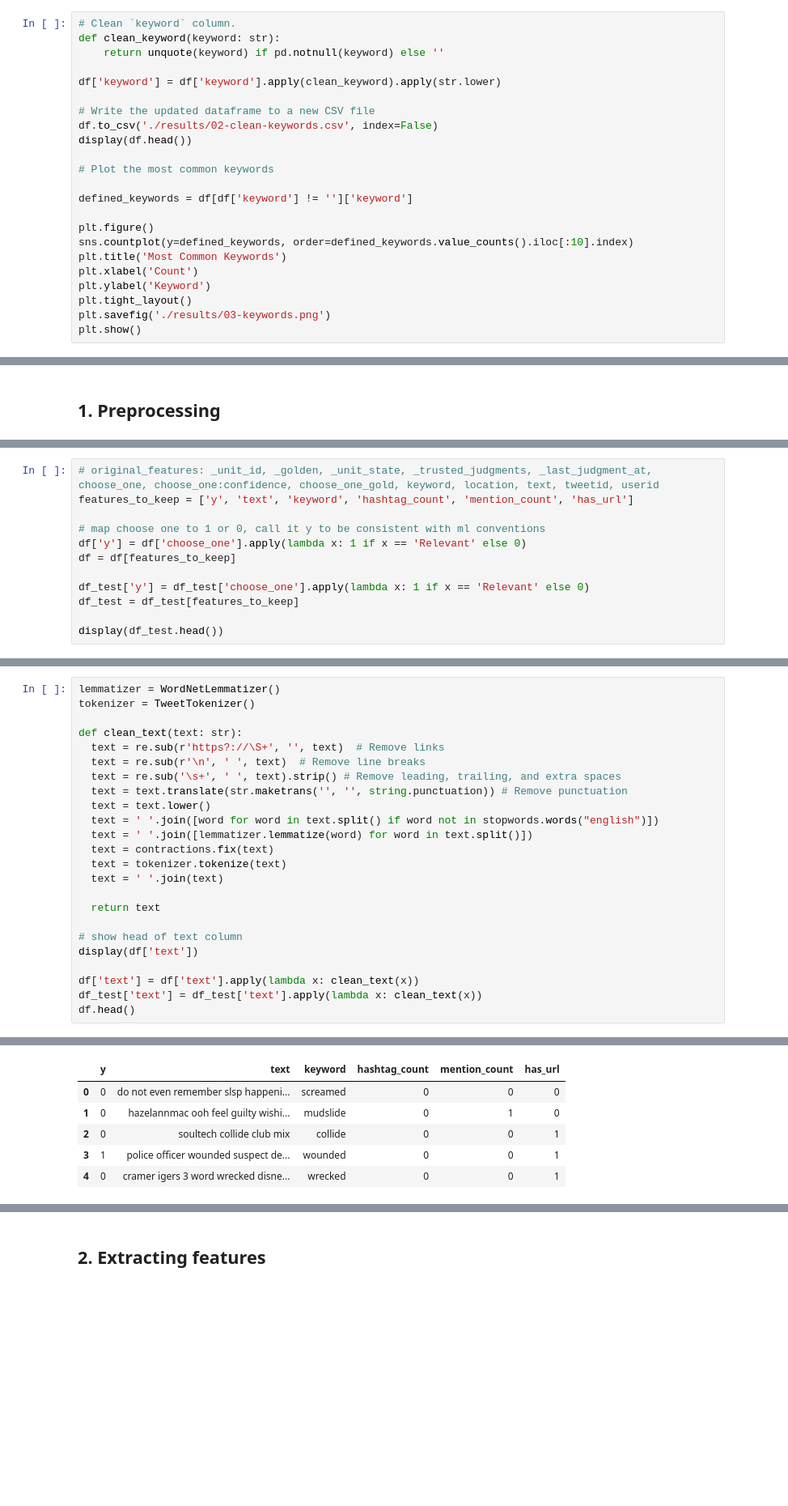
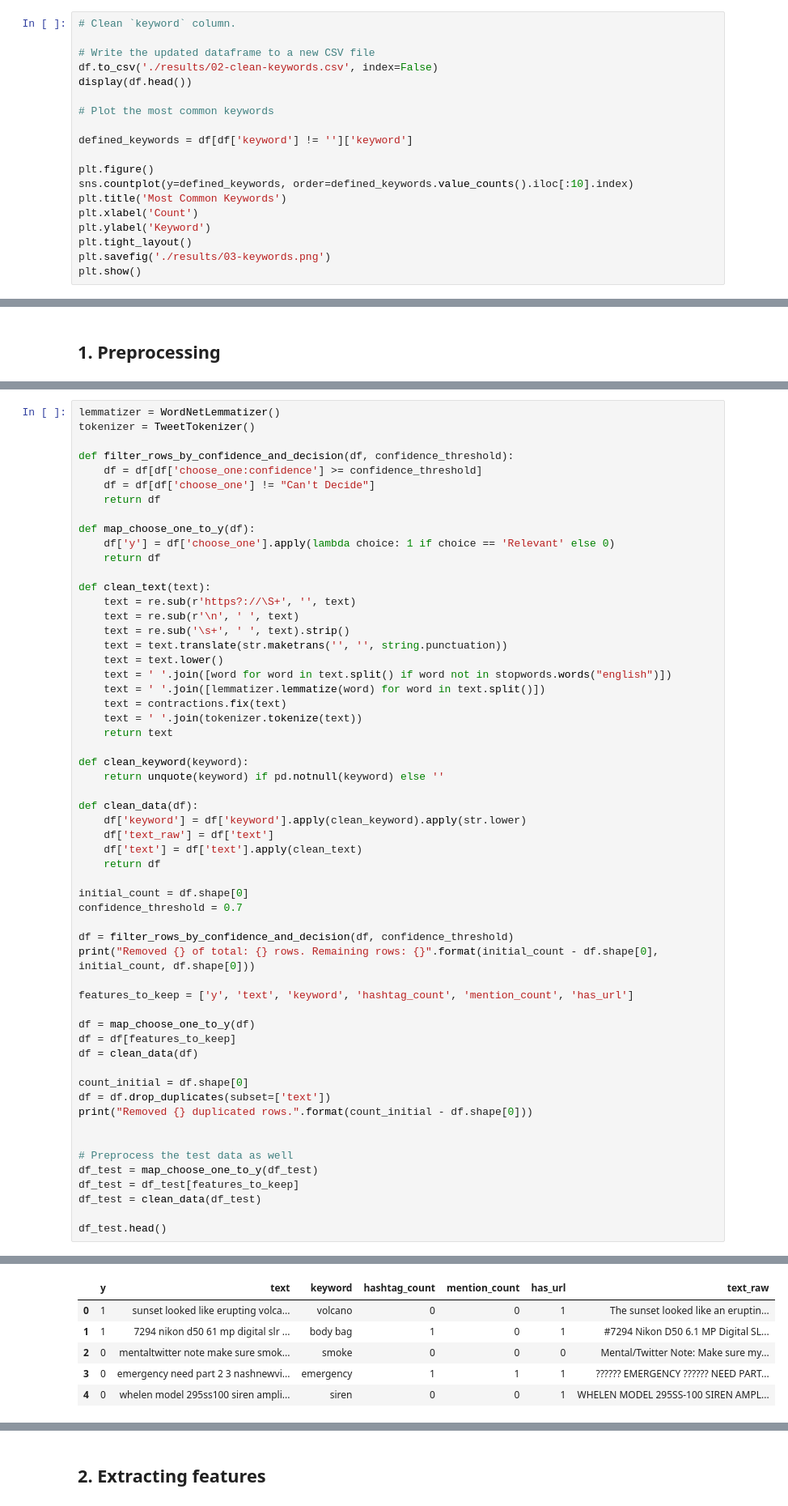
Before and after one commit to magnusrodseth/disaster-tweets, a Jupyter notebook: notebook-new.ipynb, the cells around one changed output, grey strips where cells are left out. Shown at 81% size. Cells and saved outputs as stored; diff of their text form; blank space fills up the shorter version.

```diff
--- a/notebook-new.ipynb
+++ b/notebook-new.ipynb
@@ -141,10 +144,6 @@ df.head()
 ##  Exploratory data analysis (EDA)
 # %%
 # Clean `keyword` column.
-def clean_keyword(keyword: str):
-    return unquote(keyword) if pd.notnull(keyword) else ''
-
-df['keyword'] = df['keyword'].apply(clean_keyword).apply(str.lower)
 
 # Write the updated dataframe to a new CSV file
 df.to_csv('./results/02-clean-keywords.csv', index=False)
@@ -258,12 +206,0 @@ Index(['_unit_id', '_golden', '_unit_state', '_trusted_judgments',
-# %%
-# original_features: _unit_id, _golden, _unit_state, _trusted_judgments, _last_judgment_at, choose_one, choose_one:confidence, choose_one_gold, keyword, location, text, tweetid, userid
-features_to_keep = ['y', 'text', 'keyword', 'hashtag_count', 'mention_count', 'has_url']
-
-# map choose one to 1 or 0, call it y to be consistent with ml conventions
-df['y'] = df['choose_one'].apply(lambda x: 1 if x == 'Relevant' else 0)
-df = df[features_to_keep]
-
-df_test['y'] = df_test['choose_one'].apply(lambda x: 1 if x == 'Relevant' else 0)
-df_test = df_test[features_to_keep]
-
-display(df_test.head())
@@ -280,24 +208,57 @@ display(df_test.head())
 lemmatizer = WordNetLemmatizer()
 tokenizer = TweetTokenizer()
 
-def clean_text(text: str):
-  text = re.sub(r'https?://\S+', '', text)  # Remove links
-  text = re.sub(r'\n', ' ', text)  # Remove line breaks
-  text = re.sub('\s+', ' ', text).strip() # Remove leading, trailing, and extra spaces
-  text = text.translate(str.maketrans('', '', string.punctuation)) # Remove punctuation
-  text = text.lower()
-  text = ' '.join([word for word in text.split() if word not in stopwords.words("english")])
-  text = ' '.join([lemmatizer.lemmatize(word) for word in text.split()])
-  text = contractions.fix(text)
-  text = tokenizer.tokenize(text)
-  text = ' '.join(text)
+def filter_rows_by_confidence_and_decision(df, confidence_threshold):
+    df = df[df['choose_one:confidence'] >= confidence_threshold]
+    df = df[df['choose_one'] != "Can't Decide"]
+    return df
 
-  return text
+def map_choose_one_to_y(df):
+    df['y'] = df['choose_one'].apply(lambda choice: 1 if choice == 'Relevant' else 0)
+    return df
 
-# show head of text column
-display(df['text'])
+def clean_text(text):
+    text = re.sub(r'https?://\S+', '', text)
+    text = re.sub(r'\n', ' ', text)
+    text = re.sub('\s+', ' ', text).strip()
+    text = text.translate(str.maketrans('', '', string.punctuation))
+    text = text.lower()
+    text = ' '.join([word for word in text.split() if word not in stopwords.words("english")])
+    text = ' '.join([lemmatizer.lemmatize(word) for word in text.split()])
+    text = contractions.fix(text)
+    text = ' '.join(tokenizer.tokenize(text))
+    return text
 
-df['text'] = df['text'].apply(lambda x: clean_text(x))
-df_test['text'] = df_test['text'].apply(lambda x: clean_text(x))
-df.head()
+def clean_keyword(keyword):
+    return unquote(keyword) if pd.notnull(keyword) else ''
+
+def clean_data(df):
+    df['keyword'] = df['keyword'].apply(clean_keyword).apply(str.lower)
+    df['text_raw'] = df['text']
+    df['text'] = df['text'].apply(clean_text)
+    return df
+
+initial_count = df.shape[0]
+confidence_threshold = 0.7
+
+df = filter_rows_by_confidence_and_decision(df, confidence_threshold)
+print("Removed {} of total: {} rows. Remaining rows: {}".format(initial_count - df.shape[0], initial_count, df.shape[0]))
+
+features_to_keep = ['y', 'text', 'keyword', 'hashtag_count', 'mention_count', 'has_url']
+
+df = map_choose_one_to_y(df)
+df = df[features_to_keep]
+df = clean_data(df)
+
+count_initial = df.shape[0]
+df = df.drop_duplicates(subset=['text'])
+print("Removed {} duplicated rows.".format(count_initial - df.shape[0]))
+
+
+# Preprocess the test data as well
+df_test = map_choose_one_to_y(df_test)
+df_test = df_test[features_to_keep]
+df_test = clean_data(df_test)
+
+df_test.head()
 # %% [output]
@@ -316,6 +267,6 @@ Name: text, Length: 6533, dtype: object
-|  | y | text | keyword | hashtag_count | mention_count | has_url |
-| 0 | 0 | do not even remember slsp happeni... | screamed | 0 | 0 | 0 |
-| 1 | 0 | hazelannmac ooh feel guilty wishi... | mudslide | 0 | 1 | 0 |
-| 2 | 0 | soultech collide club mix | collide | 0 | 0 | 1 |
-| 3 | 1 | police officer wounded suspect de... | wounded | 0 | 0 | 1 |
-| 4 | 0 | cramer igers 3 word wrecked disne... | wrecked | 0 | 0 | 1 |
+|  | y | text | keyword | hashtag_count | mention_count | has_url | text_raw |
+| 0 | 1 | sunset looked like erupting volca... | volcano | 0 | 0 | 1 | The sunset looked like an eruptin... |
+| 1 | 1 | 7294 nikon d50 61 mp digital slr ... | body bag | 1 | 0 | 1 | #7294 Nikon D50 6.1 MP Digital SL... |
+| 2 | 0 | mentaltwitter note make sure smok... | smoke | 0 | 0 | 0 | Mental/Twitter Note: Make sure my... |
+| 3 | 0 | emergency need part 2 3 nashnewvi... | emergency | 1 | 1 | 1 | ?????? EMERGENCY ?????? NEED PART... |
+| 4 | 0 | whelen model 295ss100 siren ampli... | siren | 0 | 0 | 1 | WHELEN MODEL 295SS-100 SIREN AMPL... |
```
Also changed, not shown: parts of 45 cells of this notebook.
